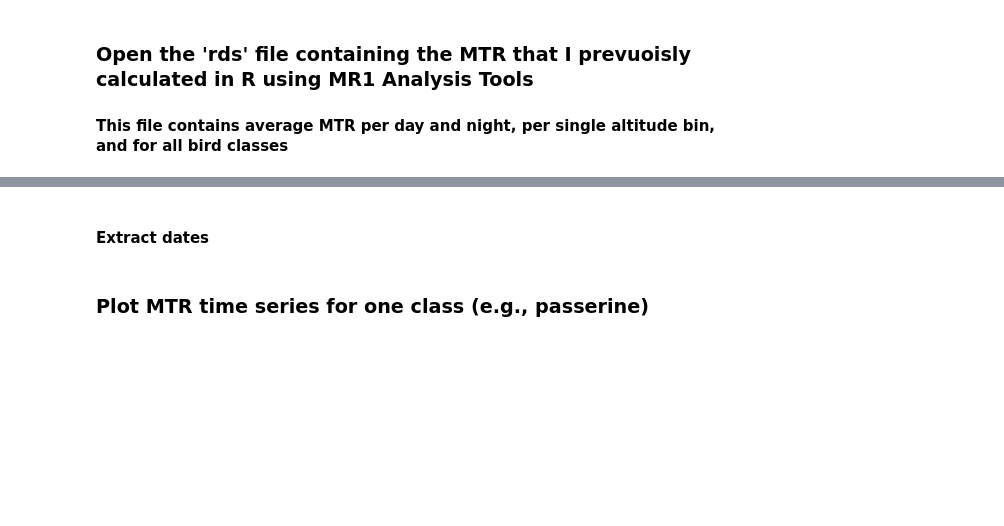
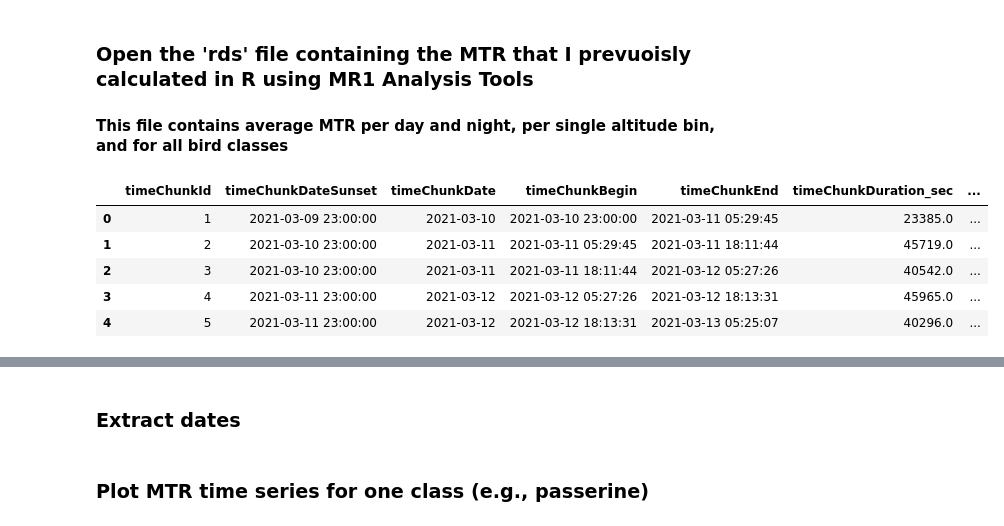
Before and after one commit to leonardop56/BirdScan-Analysis, a Jupyter notebook: Notebook_BirdScan.ipynb, the cells around one changed output, grey strips where cells are left out. Cells and saved outputs as stored; diff of their text form; code cells hidden in the pictures; blank space fills up the shorter version.

```diff
--- a/Notebook_BirdScan.ipynb
+++ b/Notebook_BirdScan.ipynb
@@ -32,10 +30,16 @@ from statsmodels.distributions.mixture_rvs import mixture_rvs
 #### This file contains average MTR per day and night, per single altitude bin, and for all bird classes
 # %%
 ### Open file and print it to the screen
-mtr_path = "C:/Users/leona/Notebooks/BirdScan/Data/" #path to MTR data
+mtr_path = "./Data/" #path to MTR data
 file_name = mtr_path + 'mtr_db_20210211_ams_bs290_20210311_20210901_dayNight_25m-1025m-1bin_pawaswlabifl_rot-1-0_pulse-S.rds'
 result = pyreadr.read_r(file_name)
 
 df = result[None]
-print(df)
+df.head()
 # %% [output]
+|  | timeChunkId | timeChunkDateSunset | timeChunkDate | timeChunkBegin | timeChunkEnd | timeChunkDuration_sec | ... |
+| 0 | 1 | 2021-03-09 23:00:00 | 2021-03-10 | 2021-03-10 23:00:00 | 2021-03-11 05:29:45 | 23385.0 | ... |
+| 1 | 2 | 2021-03-10 23:00:00 | 2021-03-11 | 2021-03-11 05:29:45 | 2021-03-11 18:11:44 | 45719.0 | ... |
+| 2 | 3 | 2021-03-10 23:00:00 | 2021-03-11 | 2021-03-11 18:11:44 | 2021-03-12 05:27:26 | 40542.0 | ... |
+| 3 | 4 | 2021-03-11 23:00:00 | 2021-03-12 | 2021-03-12 05:27:26 | 2021-03-12 18:13:31 | 45965.0 | ... |
+| 4 | 5 | 2021-03-11 23:00:00 | 2021-03-12 | 2021-03-12 18:13:31 | 2021-03-13 05:25:07 | 40296.0 | ... |
@@ -59,5 +47,5 @@ print(df)
 # %% [markdown]
-#### Extract dates
+### Extract dates
 # %%
 date_file = df['timeChunkDate']
 # %%
```
Also changed, not shown: parts of 14 cells of this notebook.
